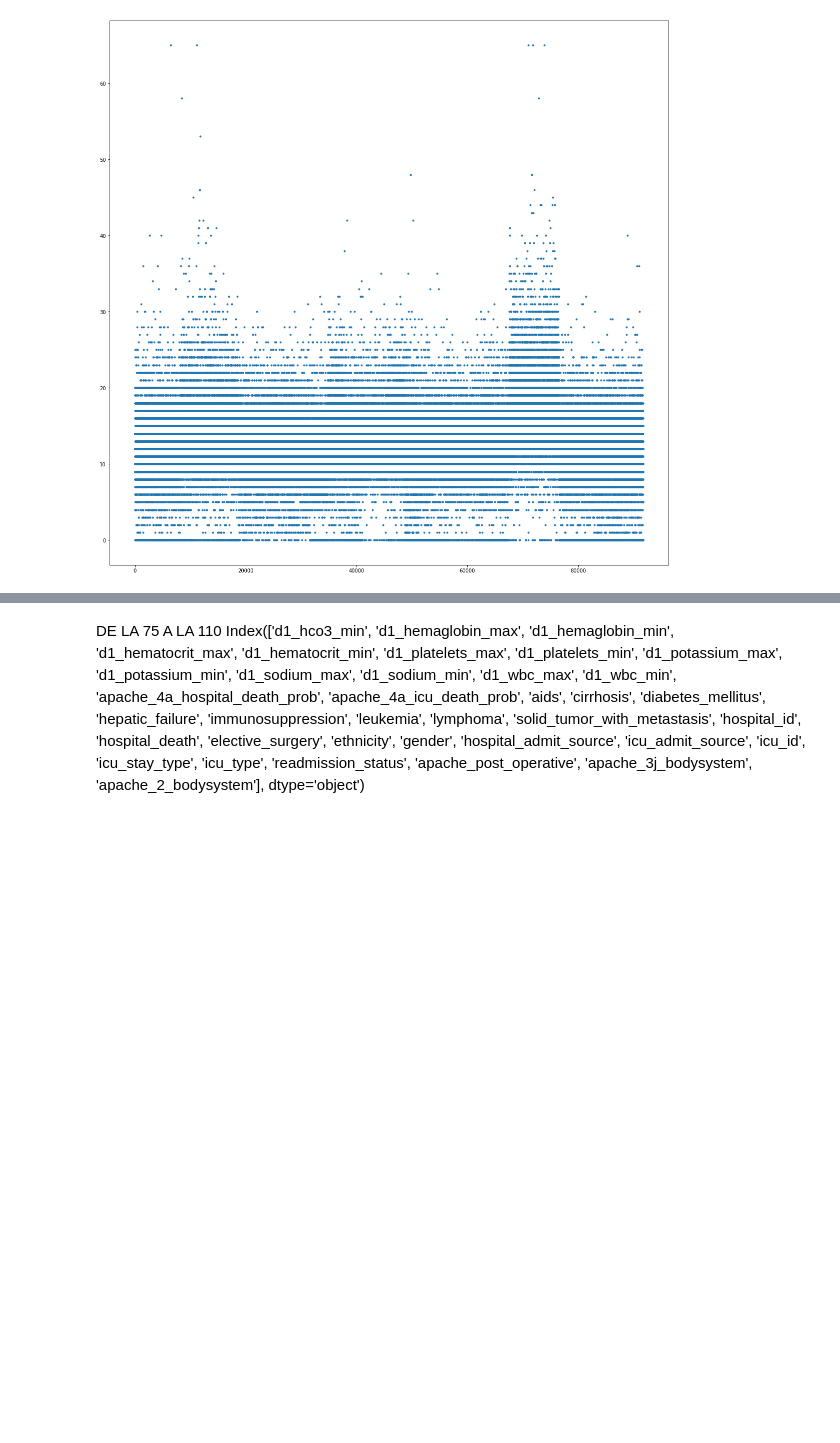
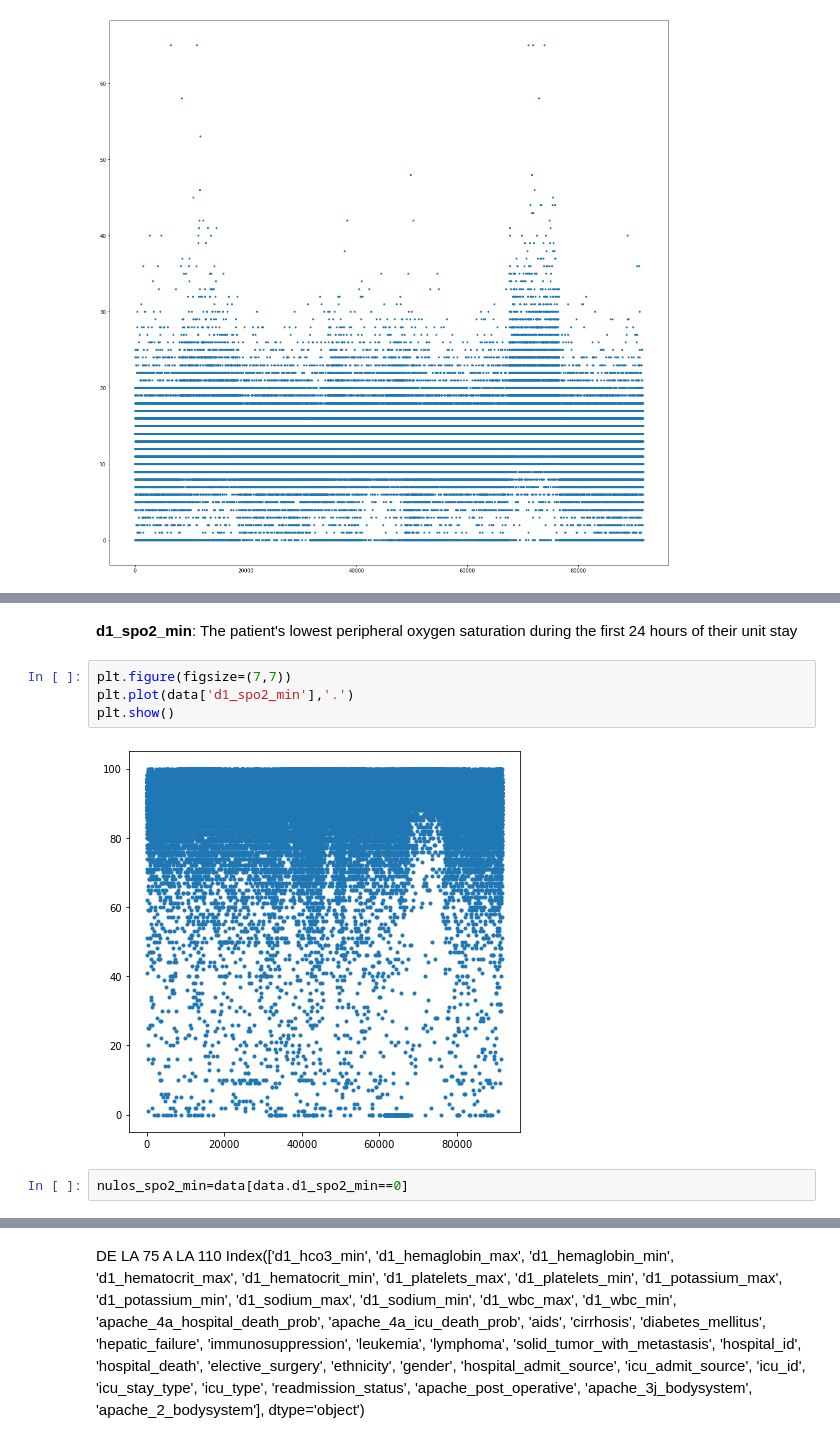
Before and after one commit to amsc101/ICU, a Jupyter notebook: ICU_Mortality_preprocessing.ipynb, the cells around one changed output, grey strips where cells are left out. Drawn from its saved outputs; the diff is of its cells as text; blank space fills up the shorter version.

```diff
--- a/ICU_Mortality_preprocessing.ipynb
+++ b/ICU_Mortality_preprocessing.ipynb
@@ -293,0 +356,10 @@ plt.show()
+# %% [markdown]
+**d1_spo2_min**: The patient's lowest peripheral oxygen saturation during the first 24 hours of their unit stay
+# %%
+plt.figure(figsize=(7,7))
+plt.plot(data['d1_spo2_min'],'.')
+plt.show()
+# %% [output]
+[figure, added]
+# %%
+nulos_spo2_min=data[data.d1_spo2_min==0]
```
Also changed, not shown: parts of 53 cells of this notebook.
